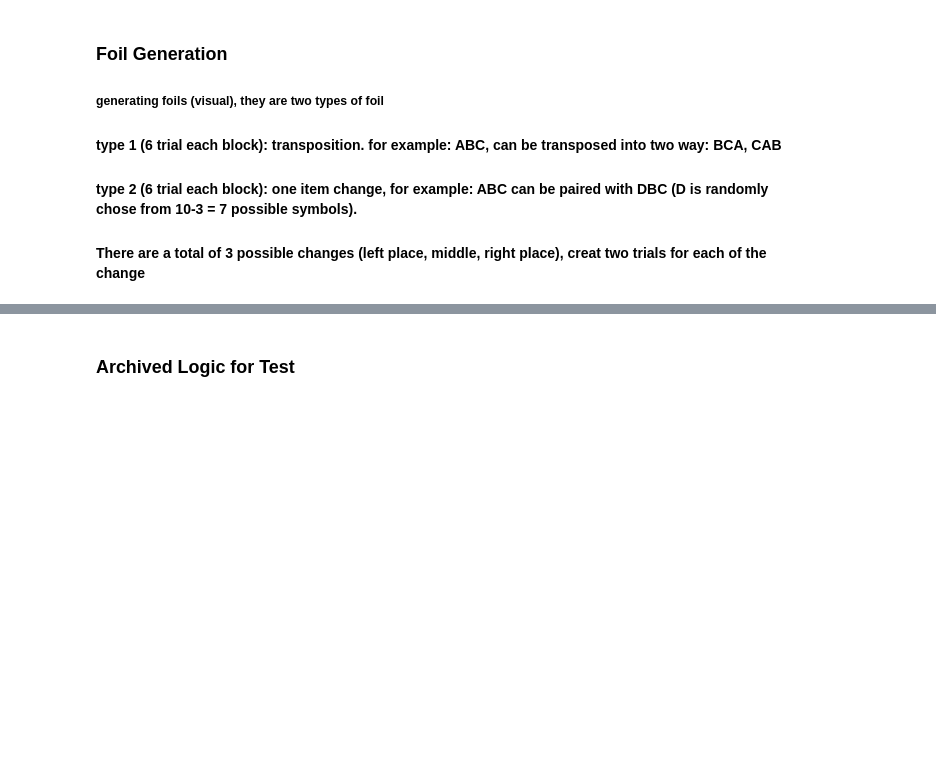
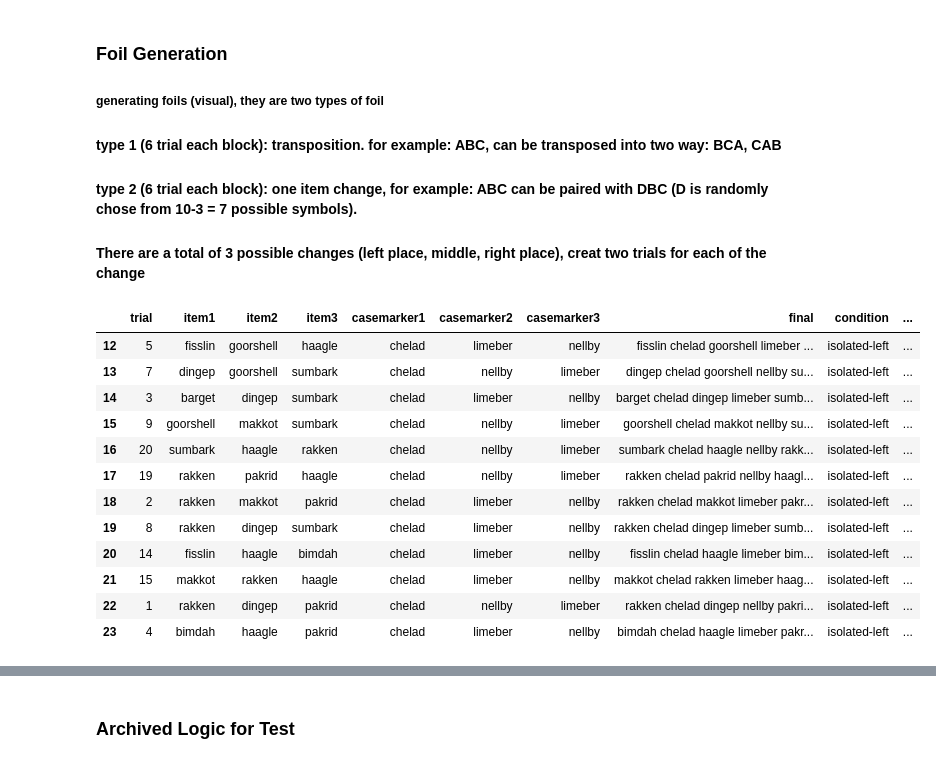
Before and after one commit to lucilevleugels/Adult_Artificial_Lang_Study, a Jupyter notebook: Generating stimuli parameters/Pythonised/Stimuli-Generation-Pythonised.ipynb, the cells around one changed output, grey strips where cells are left out. Saved outputs shown, nothing was run; the diff lists cells and outputs as text; code cells hidden in the pictures; blank space fills up the shorter version.

```diff
--- a/Generating stimuli parameters/Pythonised/Stimuli-Generation-Pythonised.ipynb
+++ b/Generating stimuli parameters/Pythonised/Stimuli-Generation-Pythonised.ipynb
@@ -97,3 +205,19 @@ combined_df
+# %%
+test_df[test_df['condition']=='isolated-left']
+# %% [output]
+|  | trial | item1 | item2 | item3 | casemarker1 | casemarker2 | casemarker3 | final | condition | ... |
+| 12 | 5 | fisslin | goorshell | haagle | chelad | limeber | nellby | fisslin chelad goorshell limeber ... | isolated-left | ... |
+| 13 | 7 | dingep | goorshell | sumbark | chelad | nellby | limeber | dingep chelad goorshell nellby su... | isolated-left | ... |
+| 14 | 3 | barget | dingep | sumbark | chelad | limeber | nellby | barget chelad dingep limeber sumb... | isolated-left | ... |
+| 15 | 9 | goorshell | makkot | sumbark | chelad | nellby | limeber | goorshell chelad makkot nellby su... | isolated-left | ... |
+| 16 | 20 | sumbark | haagle | rakken | chelad | nellby | limeber | sumbark chelad haagle nellby rakk... | isolated-left | ... |
+| 17 | 19 | rakken | pakrid | haagle | chelad | nellby | limeber | rakken chelad pakrid nellby haagl... | isolated-left | ... |
+| 18 | 2 | rakken | makkot | pakrid | chelad | limeber | nellby | rakken chelad makkot limeber pakr... | isolated-left | ... |
+| 19 | 8 | rakken | dingep | sumbark | chelad | limeber | nellby | rakken chelad dingep limeber sumb... | isolated-left | ... |
+| 20 | 14 | fisslin | haagle | bimdah | chelad | limeber | nellby | fisslin chelad haagle limeber bim... | isolated-left | ... |
+| 21 | 15 | makkot | rakken | haagle | chelad | limeber | nellby | makkot chelad rakken limeber haag... | isolated-left | ... |
+| 22 | 1 | rakken | dingep | pakrid | chelad | nellby | limeber | rakken chelad dingep nellby pakri... | isolated-left | ... |
+| 23 | 4 | bimdah | haagle | pakrid | chelad | limeber | nellby | bimdah chelad haagle limeber pakr... | isolated-left | ... |
 # %%
 import random
 from itertools import permutations
```
Also changed, not shown: parts of 7 cells of this notebook, 4 other files.
